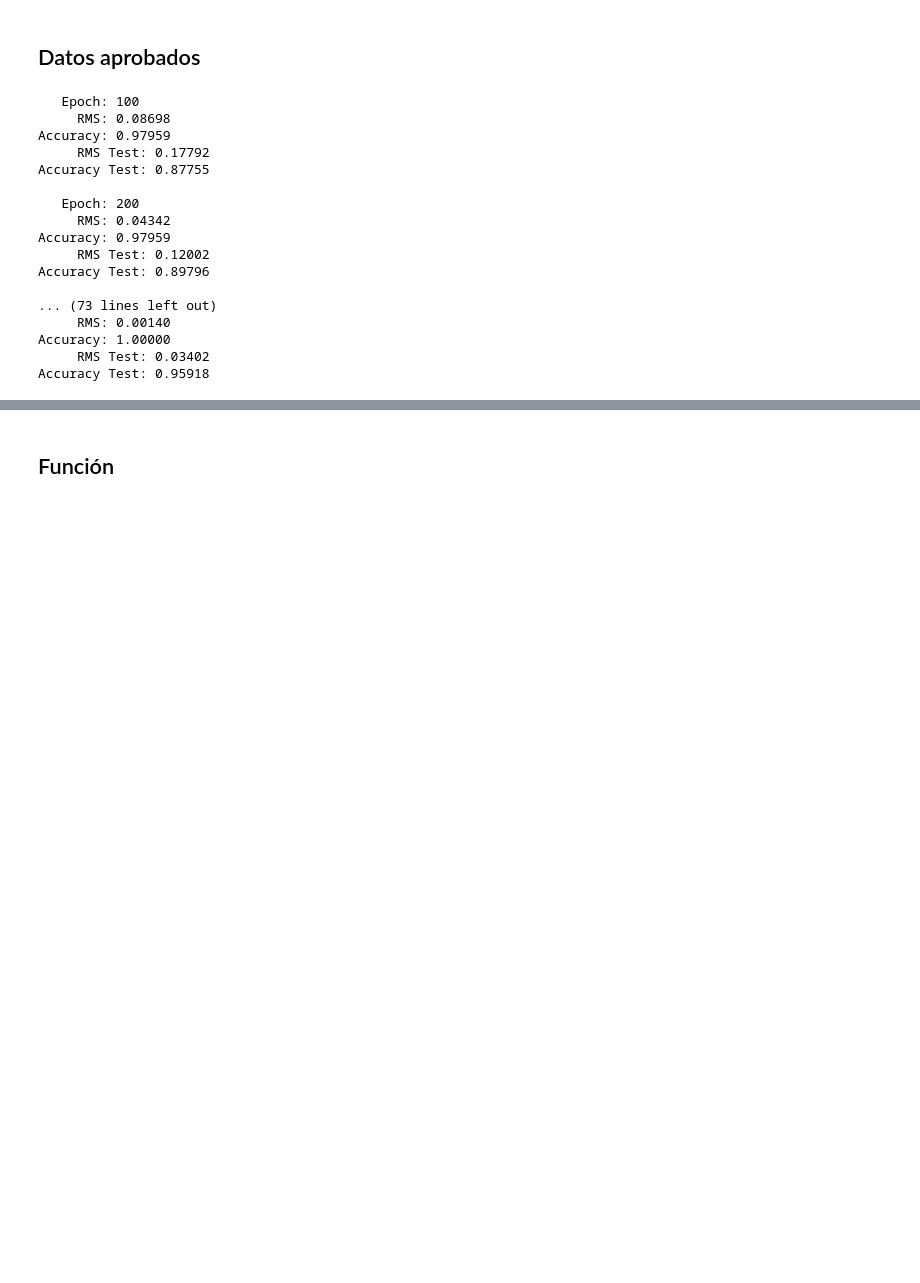
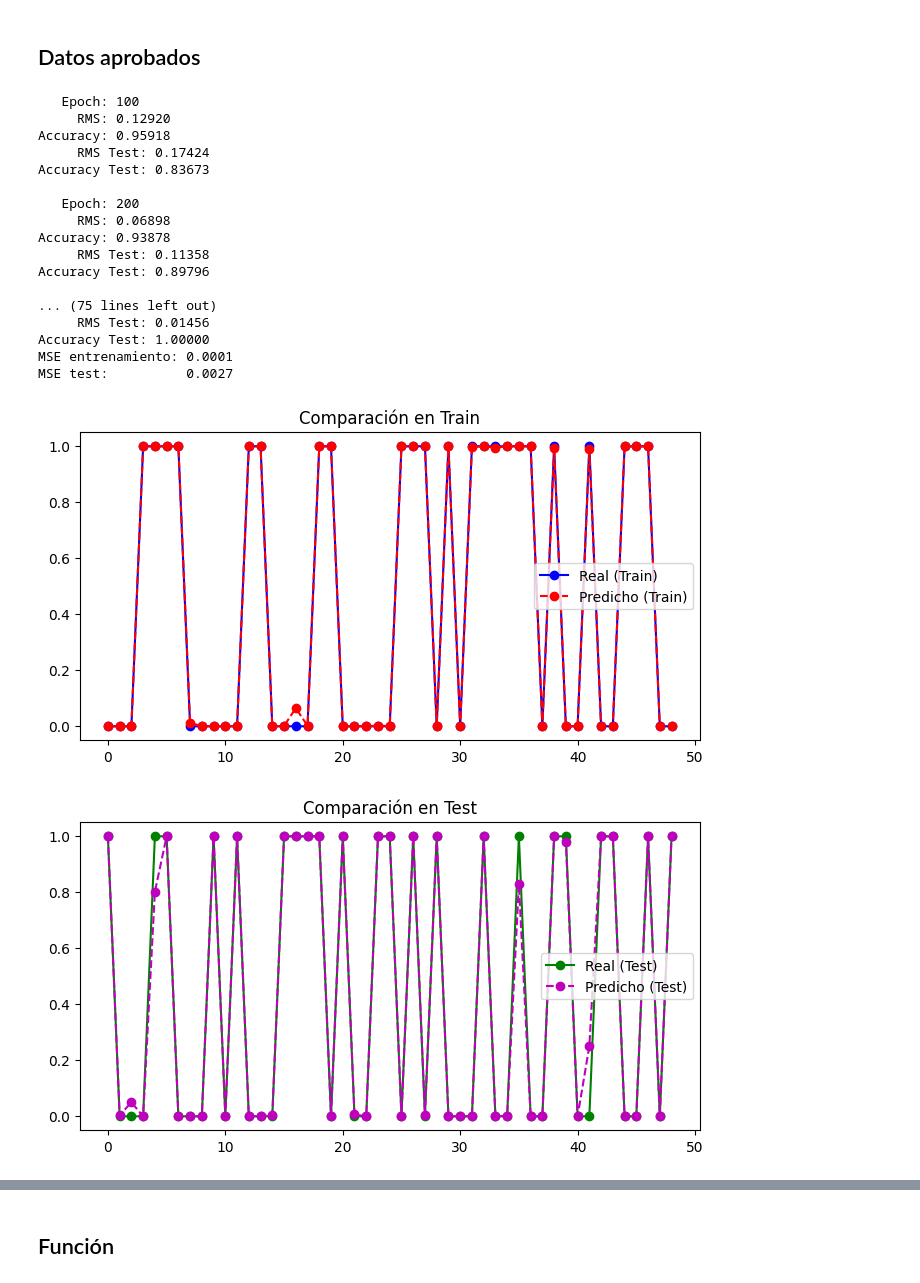
Before and after one commit to miguel-mxrxrx04/neuralnetworkfromscratch, a Jupyter notebook: Perceptrones/perceptron_alumno.ipynb, the cells around one changed output, grey strips where cells are left out. Saved outputs shown, nothing was run; the diff lists cells and outputs as text; code cells hidden in the pictures; blank space fills up the shorter version.

```diff
--- a/Perceptrones/perceptron_alumno.ipynb
+++ b/Perceptrones/perceptron_alumno.ipynb
@@ -712,34 +710,66 @@ Cuestiones: ¿Cuál es el porcentaje de acierto estimado en test?
 # %% [markdown]
 ## Datos aprobados
 # %%
+import numpy as np
+import matplotlib.pyplot as plt
+
 # Cargar datos de entrenamiento y test desde archivos
 data_train = np.loadtxt('./samples/aprobado-ent.txt')
-data_test = np.loadtxt('./samples/aprobado-tst.txt')
+data_test  = np.loadtxt('./samples/aprobado-tst.txt')
 
 # Separar características y etiquetas
 X_train = data_train[:, :-1]
 y_train = data_train[:, -1].reshape(-1, 1)
-X_test = data_test[:, :-1]
-y_test = data_test[:, -1].reshape(-1, 1)
+X_test  = data_test[:, :-1]
+y_test  = data_test[:, -1].reshape(-1, 1)
 
 # Entrenar el modelo con los datos de aprobados
-p = Multilayer([3,5,1])
-p.train(X_train, y_train, alpha=0.05, epochs=1500, trace=100, X_test=X_test, D_test=y_test)
+p = Multilayer([3, 5, 1])
+p.train(X_train, y_train, alpha=0.05, epochs=1500, trace=100,
+        X_test=X_test, D_test=y_test)
+
+# --- Graficamos los resultados ---
+
+# Predecimos
+y_train_pred = p.forward(X_train)
+y_test_pred  = p.forward(X_test)
+
+# Calculamos MSE
+mse_train = np.mean((y_train - y_train_pred)**2)
+mse_test  = np.mean((y_test  - y_test_pred)**2)
+print(f"MSE entrenamiento: {mse_train:.4f}")
+print(f"MSE test:          {mse_test:.4f}")
+
+plt.figure(figsize=(8,4))
+plt.plot(range(len(y_train)), y_train, 'bo-', label='Real (Train)')
+plt.plot(range(len(y_train_pred)), y_train_pred, 'ro--', label='Predicho (Train)')
+plt.title("Comparación en Train")
+plt.legend()
+plt.show()
+
+plt.figure(figsize=(8,4))
+plt.plot(range(len(y_test)), y_test, 'go-', label='Real (Test)')
+plt.plot(range(len(y_test_pred)), y_test_pred, 'mo--', label='Predicho (Test)')
+plt.title("Comparación en Test")
+plt.legend()
+plt.show()
 # %% [output]
    Epoch: 100
-     RMS: 0.08698
-Accuracy: 0.97959
-     RMS Test: 0.17792
-Accuracy Test: 0.87755
+     RMS: 0.12920
+Accuracy: 0.95918
+     RMS Test: 0.17424
+Accuracy Test: 0.83673
 
    Epoch: 200
-     RMS: 0.04342
-Accuracy: 0.97959
-     RMS Test: 0.12002
+     RMS: 0.06898
+Accuracy: 0.93878
+     RMS Test: 0.11358
 Accuracy Test: 0.89796
 
-... (73 lines left out)
-     RMS: 0.00140
-Accuracy: 1.00000
-     RMS Test: 0.03402
-Accuracy Test: 0.95918
+... (75 lines left out)
+     RMS Test: 0.01456
+Accuracy Test: 1.00000
+MSE entrenamiento: 0.0001
+MSE test:          0.0027
+[figure, added]
+[figure, added]
```
Also changed, not shown: parts of 10 cells of this notebook, 1 other file.
